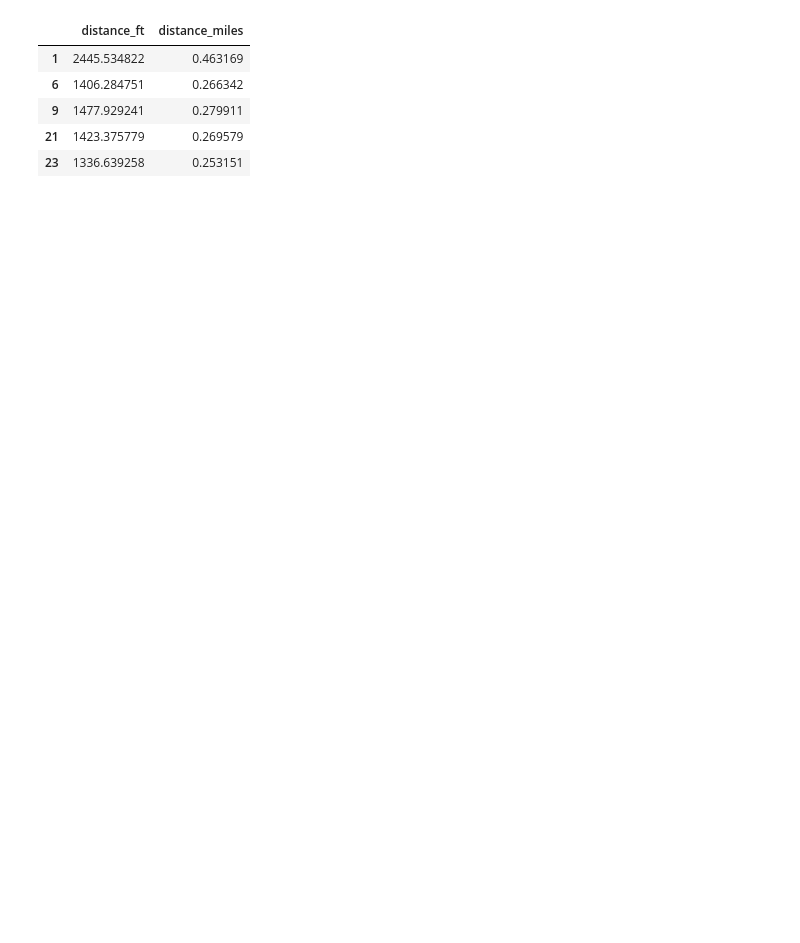
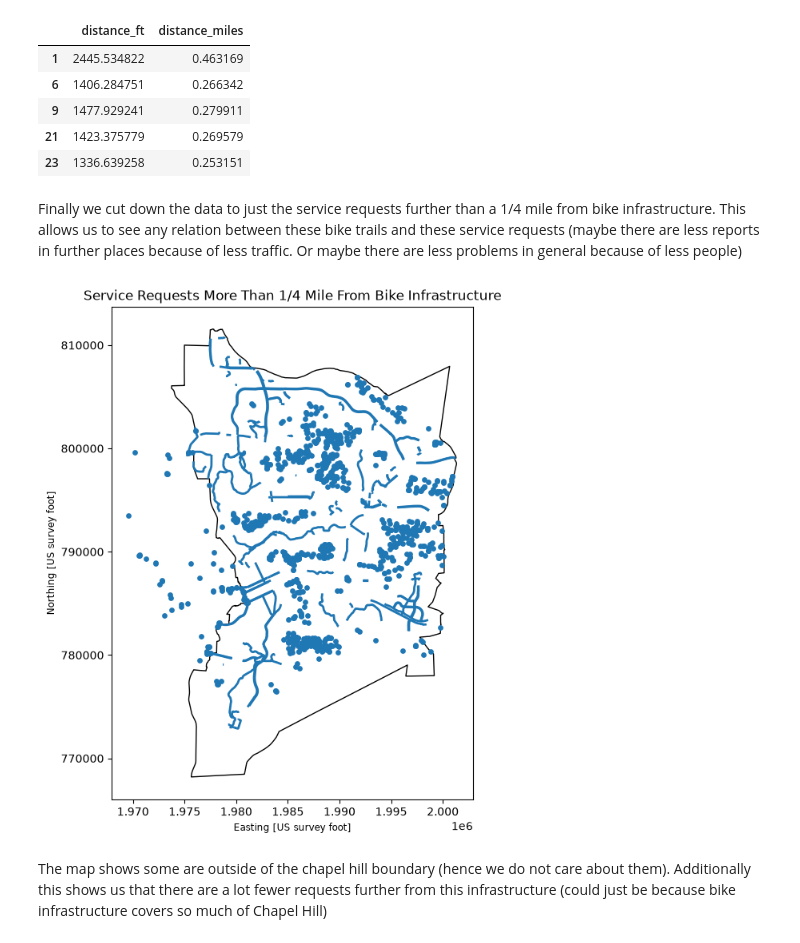
Before and after one commit to kirjo828/geog592-kirjo, a Jupyter notebook: homework/week07/GeoPandaProcess.ipynb, the cells around one changed output. Saved outputs shown, nothing was run; the diff lists cells and outputs as text; code cells hidden in the pictures; blank space fills up the shorter version.

```diff
--- a/homework/week07/GeoPandaProcess.ipynb
+++ b/homework/week07/GeoPandaProcess.ipynb
@@ -86,7 +102,7 @@ plt.show()
 # %%
 requests_join = gpd.sjoin(
     requests,
-    bike_buffer,
+    bike_access,
     predicate="within",
     how="left"
 )
@@ -110,7 +126,6 @@ requests_nearest_bike["distance_miles"] = (
     requests_nearest_bike["distance_ft"] / 5280
 )
 
-
 requests_nearest_bike.to_file(
     "data/requests_nearest_bike.geojson",
     driver="GeoJSON"
@@ -126,3 +141,28 @@ requests_nearest_bike[
 | 9 | 1477.929241 | 0.279911 |
 | 21 | 1423.375779 | 0.269579 |
 | 23 | 1336.639258 | 0.253151 |
+# %% [markdown]
+Finally we cut down the data to just the service requests further than a 1/4 mile from bike infrastructure. This allows us to see any relation between these bike trails and these service requests (maybe there are less reports in further places because of less traffic. Or maybe there are less problems in general because of less people)
+# %%
+ax = town.plot(
+    figsize=(10, 8),
+    facecolor="none",
+    edgecolor="black"
+)
+
+bikes.plot(
+    ax=ax,
+    linewidth=2
+)
+
+requests_nearest_bike.plot(
+    ax=ax,
+    markersize=15
+)
+
+plt.title("Service Requests More Than 1/4 Mile From Bike Infrastructure")
+plt.show()
+# %% [output]
+[figure, added]
+# %% [markdown]
+The map shows some are outside of the chapel hill boundary (hence we do not care about them). Additionally this shows us that there are a lot fewer requests further from this infrastructure (could just be because bike infrastructure covers so much of Chapel Hill)
```
Also changed, not shown: parts of 9 cells of this notebook, 5 other files.
